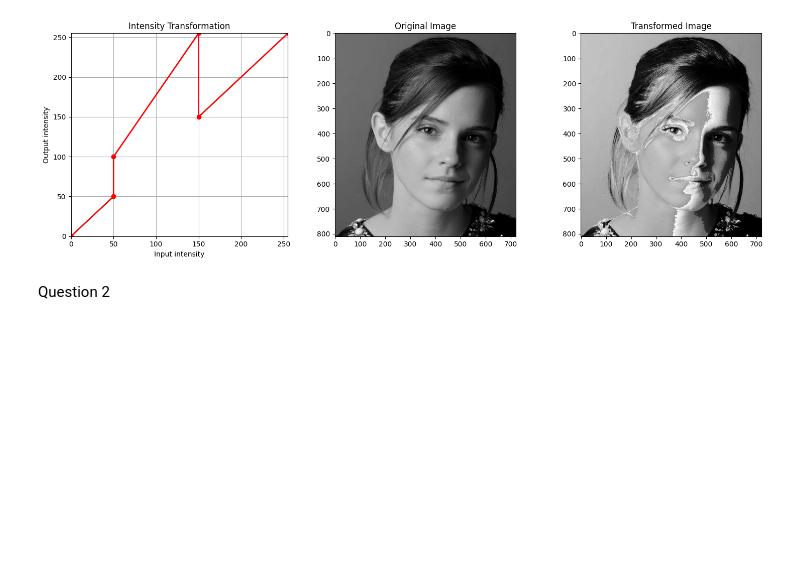
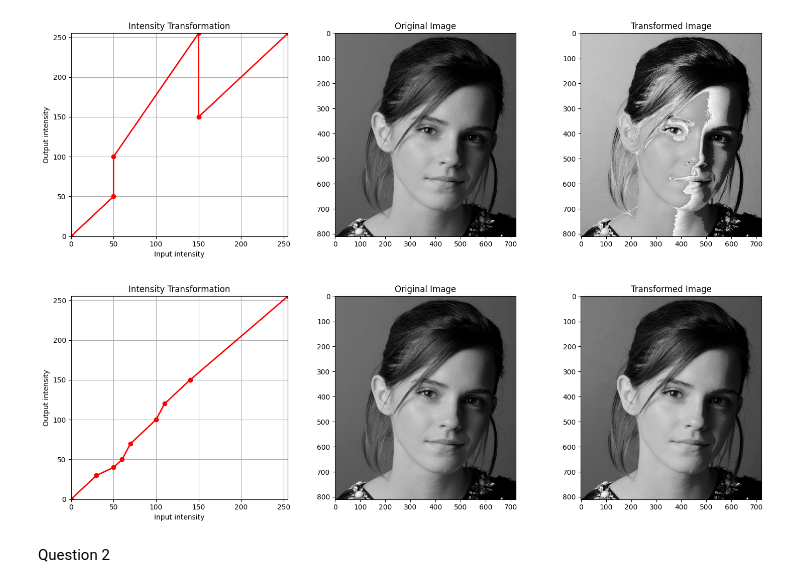
Before and after one commit to maneth-b03p/Image_Processing_and_Machine_Vision_Activities, a Jupyter notebook: Notebooks/230476T_a01.ipynb, the cells around one changed output. Saved outputs shown, nothing was run; the diff lists cells and outputs as text; code cells hidden in the pictures; blank space fills up the shorter version.

```diff
--- a/Notebooks/230476T_a01.ipynb
+++ b/Notebooks/230476T_a01.ipynb
@@ -58,6 +58,49 @@ plt.tight_layout()
 plt.show()
 # %% [output]
 [figure]
+# %%
+breakpoints_fig1a = np.array([
+    [0, 0],
+    [30, 30],
+    [50, 40],
+    [60, 50],
+    [70, 70],
+    [100, 100],
+    [110, 120],
+    [140, 150],
+    [255, 255]
+], dtype=np.float32)
+
+img = cv2.imread('../images/images/q1.jpeg', cv2.IMREAD_GRAYSCALE)
+
+if img is None:
+    img = np.random.randint(0, 256, (300, 300), dtype=np.uint8)
+
+
+transformed_img = intensity_transform(img, breakpoints_fig1a)
+
+
+fig, axes = plt.subplots(1, 3, figsize=(15, 5))
+
+
+axes[0].plot(breakpoints_fig1a[:, 0], breakpoints_fig1a[:, 1], 'r-o', linewidth=2)
+axes[0].set_title("Intensity Transformation")
+axes[0].set_xlabel("Input intensity")
+axes[0].set_ylabel("Output intensity")
+axes[0].set_xlim([0, 255])
+axes[0].set_ylim([0, 255])
+axes[0].grid(True)
+
+axes[1].imshow(img, cmap='gray', vmin=0, vmax=255)
+axes[1].set_title("Original Image")
+
+axes[2].imshow(transformed_img, cmap='gray', vmin=0, vmax=255)
+axes[2].set_title("Transformed Image")
+
+plt.tight_layout()
+plt.show()
+# %% [output]
+[figure, added]
 # %% [markdown]
 Question 2
 # %%
```
Also changed, not shown: parts of 1 cell of this notebook.
